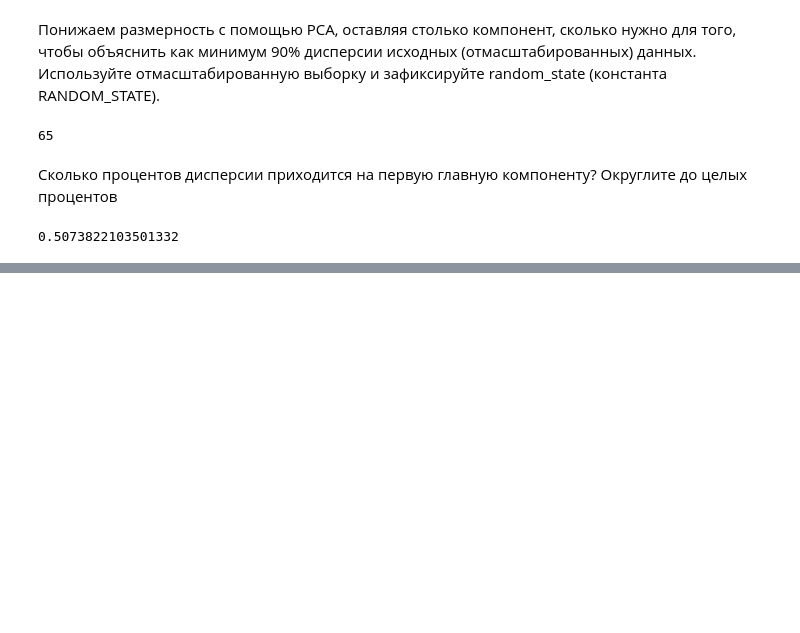
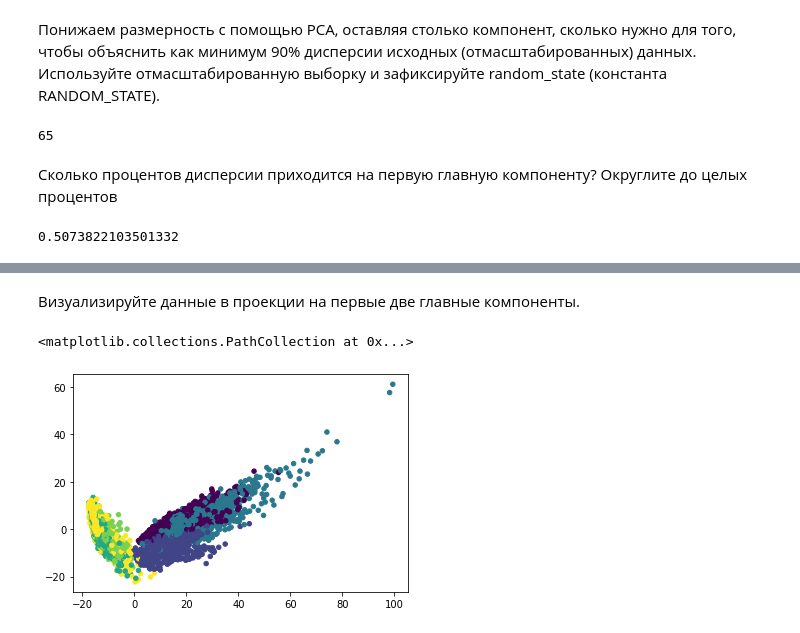
Before and after one commit to AlexeyMarg/open_ai_course, a Jupyter notebook: 7_without_teacher/7_without_teacher_homework.ipynb, the cells around one changed output, grey strips where cells are left out. Cells and saved outputs as stored; diff of their text form; code cells hidden in the pictures; blank space fills up the shorter version.

```diff
--- a/7_without_teacher/7_without_teacher_homework.ipynb
+++ b/7_without_teacher/7_without_teacher_homework.ipynb
@@ -105,0 +122,9 @@ pca.explained_variance_ratio_[0]
+# %% [markdown]
+Визуализируйте данные в проекции на первые две главные компоненты.
+# %%
+import matplotlib.pyplot as plt
+
+plt.scatter(X_pca[:, 0], X_pca[:, 1] , c=y, s=20, cmap='viridis')
+# %% [output]
+<matplotlib.collections.PathCollection at 0x...>
+[figure, added]
```
Also changed, not shown: parts of 21 cells of this notebook.
